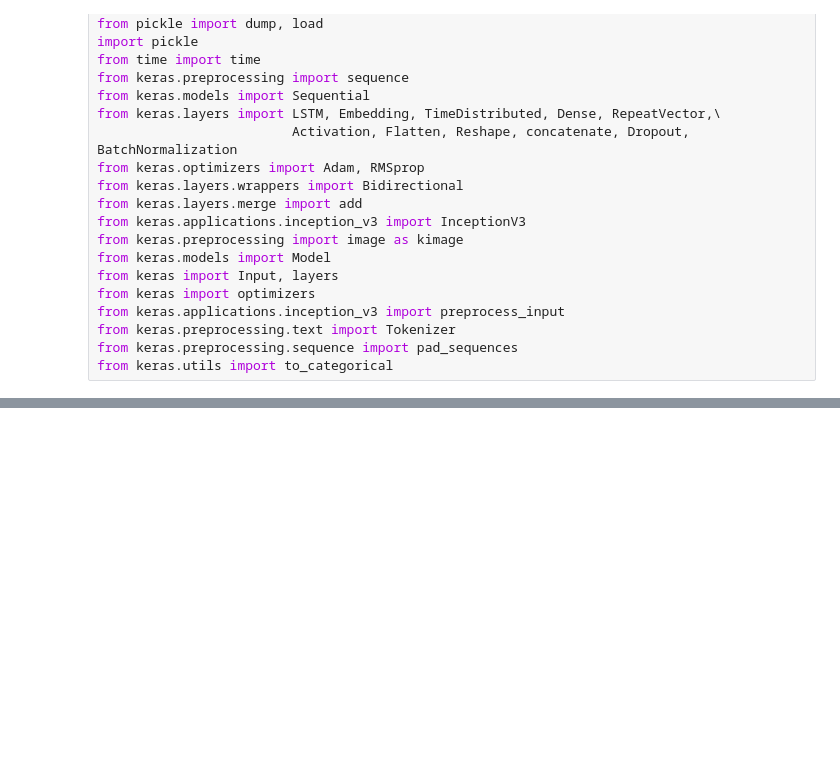
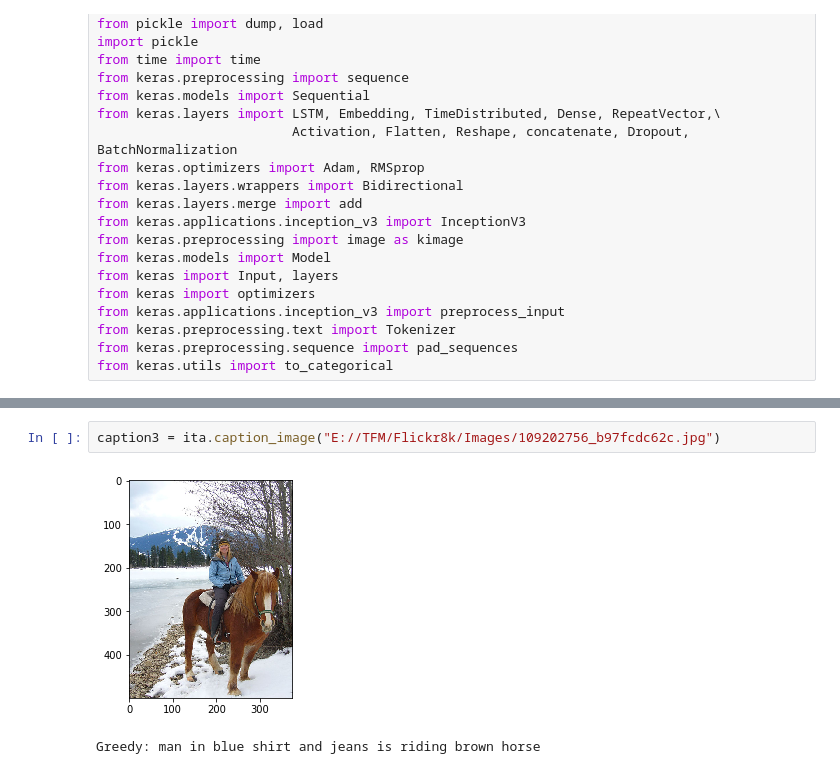
Before and after one commit to fernandorpalvarez/AdecuacionImagenTexto, a Jupyter notebook: Image-Text Adequacy.ipynb, the cells around one changed output, grey strips where cells are left out. Saved outputs shown, nothing was run; the diff lists cells and outputs as text; blank space fills up the shorter version.

```diff
--- a/Image-Text Adequacy.ipynb
+++ b/Image-Text Adequacy.ipynb
@@ -311,0 +343,5 @@ Greedy: brown dog is jumping up to catch ball
+# %%
+caption3 = ita.caption_image("E://TFM/Flickr8k/Images/109202756_b97fcdc62c.jpg")
+# %% [output]
+[figure, added]
+Greedy: man in blue shirt and jeans is riding brown horse
```
Also changed, not shown: parts of 4 cells of this notebook.
